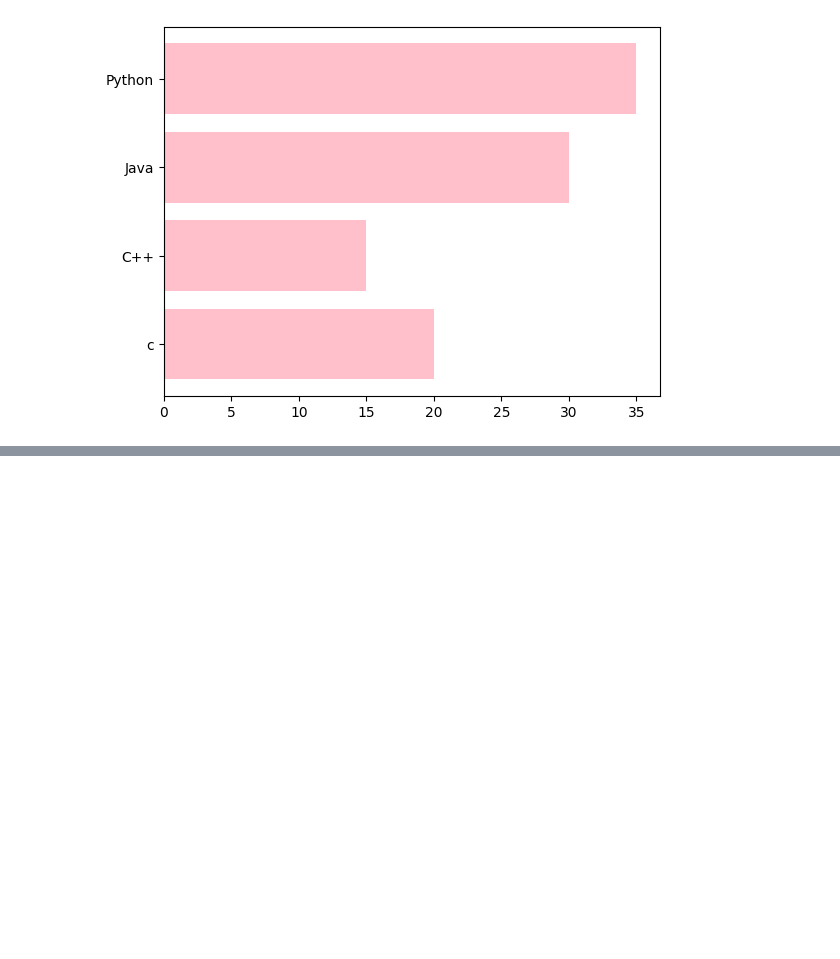
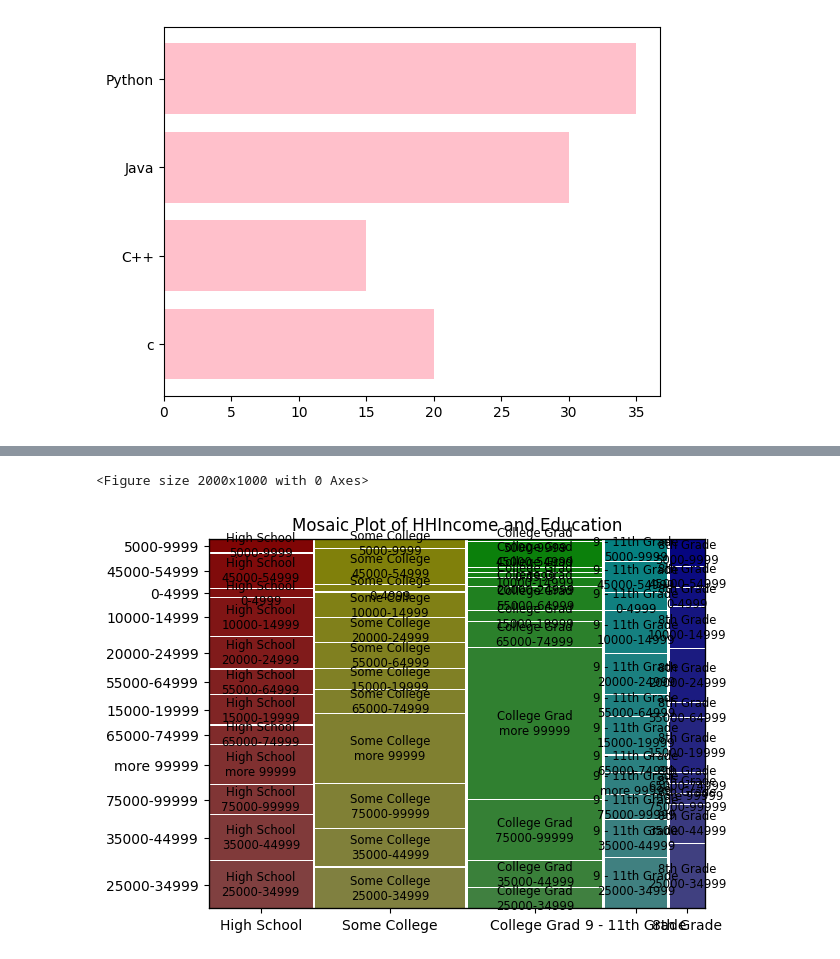
Before and after one commit to kebscharry/DataScience_Training, a Jupyter notebook: EDA.ipynb, the cells around one changed output, grey strips where cells are left out. Saved outputs shown, nothing was run; the diff lists cells and outputs as text; code cells hidden in the pictures; blank space fills up the shorter version.

```diff
--- a/EDA.ipynb
+++ b/EDA.ipynb
@@ -201,0 +208,14 @@ KeyError: 'MaritalStatus'
+# %%
+!pip install statsmodels
+import matplotlib.pyplot as plt
+from statsmodels.graphics.mosaicplot import mosaic
+
+plt.figure(figsize=(20, 10))
+
+# Assuming 'data' is a Pandas DataFrame, proceed as follows:
+mosaic_data = data[['Education', 'HHIncome']].dropna()  # Drop NA values from the DataFrame
+
+mosaic(mosaic_data, ['Education', 'HHIncome'])
+plt.title("Mosaic Plot of HHIncome and Education")
+plt.show()
+# %% [output]
@@ -201,0 +232,2 @@ KeyError: 'MaritalStatus'
+<Figure size 2000x1000 with 0 Axes>
+[figure, added]
```
Also changed, not shown: parts of 5 cells of this notebook.
